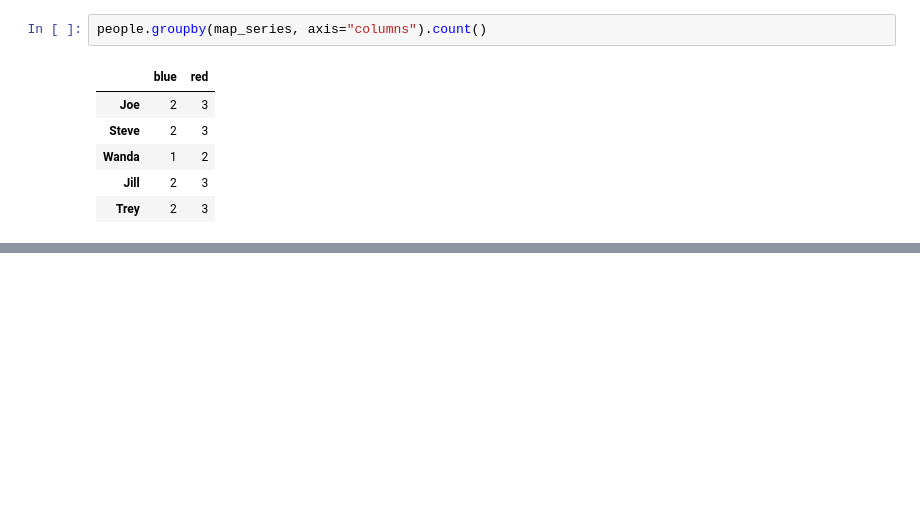
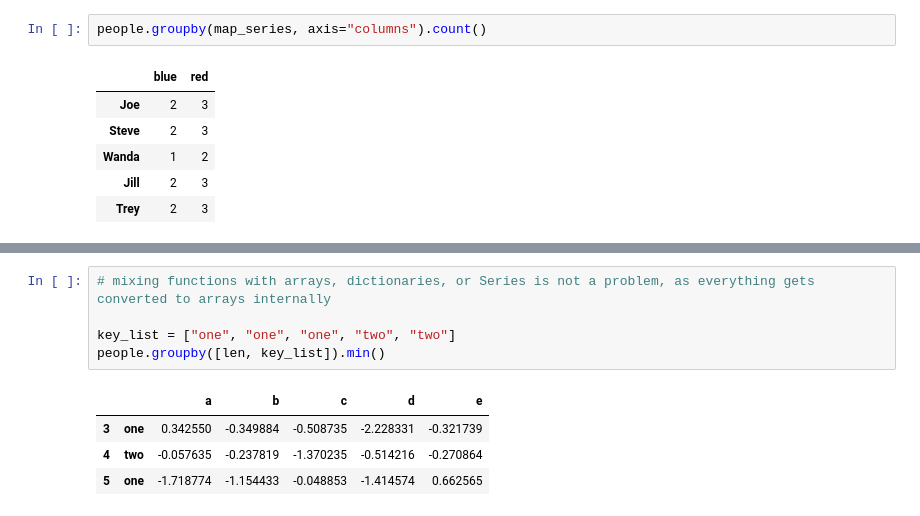
Before and after one commit to f-ckyou/pandas, a Jupyter notebook: pd-10/1_how_to_think_about_group_operations.ipynb, the cells around one changed output, grey strips where cells are left out. Saved outputs shown, nothing was run; the diff lists cells and outputs as text; blank space fills up the shorter version.

Commit message:
with functions

```diff
--- a/pd-10/1_how_to_think_about_group_operations.ipynb
+++ b/pd-10/1_how_to_think_about_group_operations.ipynb
@@ -468,0 +504,10 @@ people.groupby(map_series, axis="columns").count()
+# %%
+# mixing functions with arrays, dictionaries, or Series is not a problem, as everything gets converted to arrays internally
+
+key_list = ["one", "one", "one", "two", "two"]
+people.groupby([len, key_list]).min()
+# %% [output]
+|  |  | a | b | c | d | e |
+| 3 | one | 0.342550 | -0.349884 | -0.508735 | -2.228331 | -0.321739 |
+| 4 | two | -0.057635 | -0.237819 | -1.370235 | -0.514216 | -0.270864 |
+| 5 | one | -1.718774 | -1.154433 | -0.048853 | -1.414574 | 0.662565 |
```
Also changed, not shown: parts of 2 cells of this notebook.
